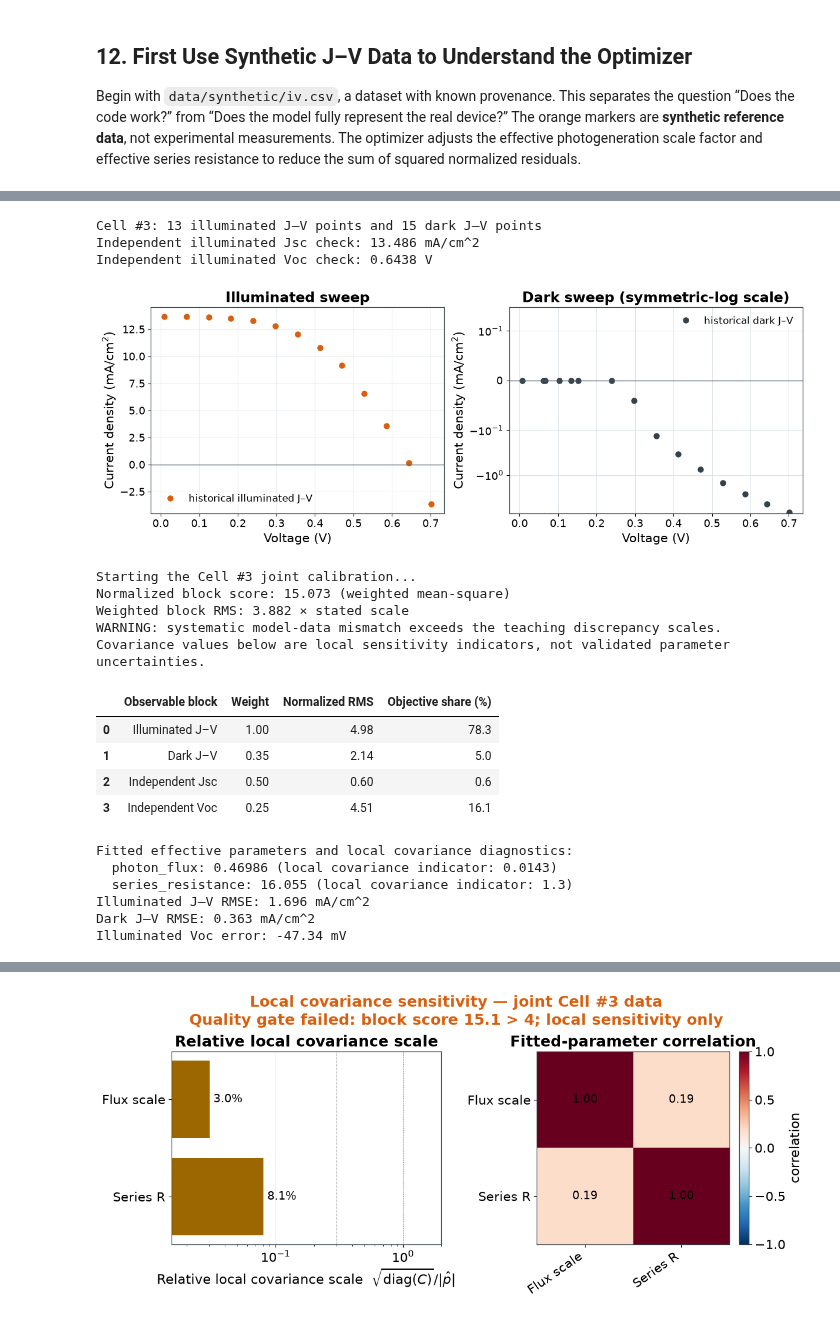
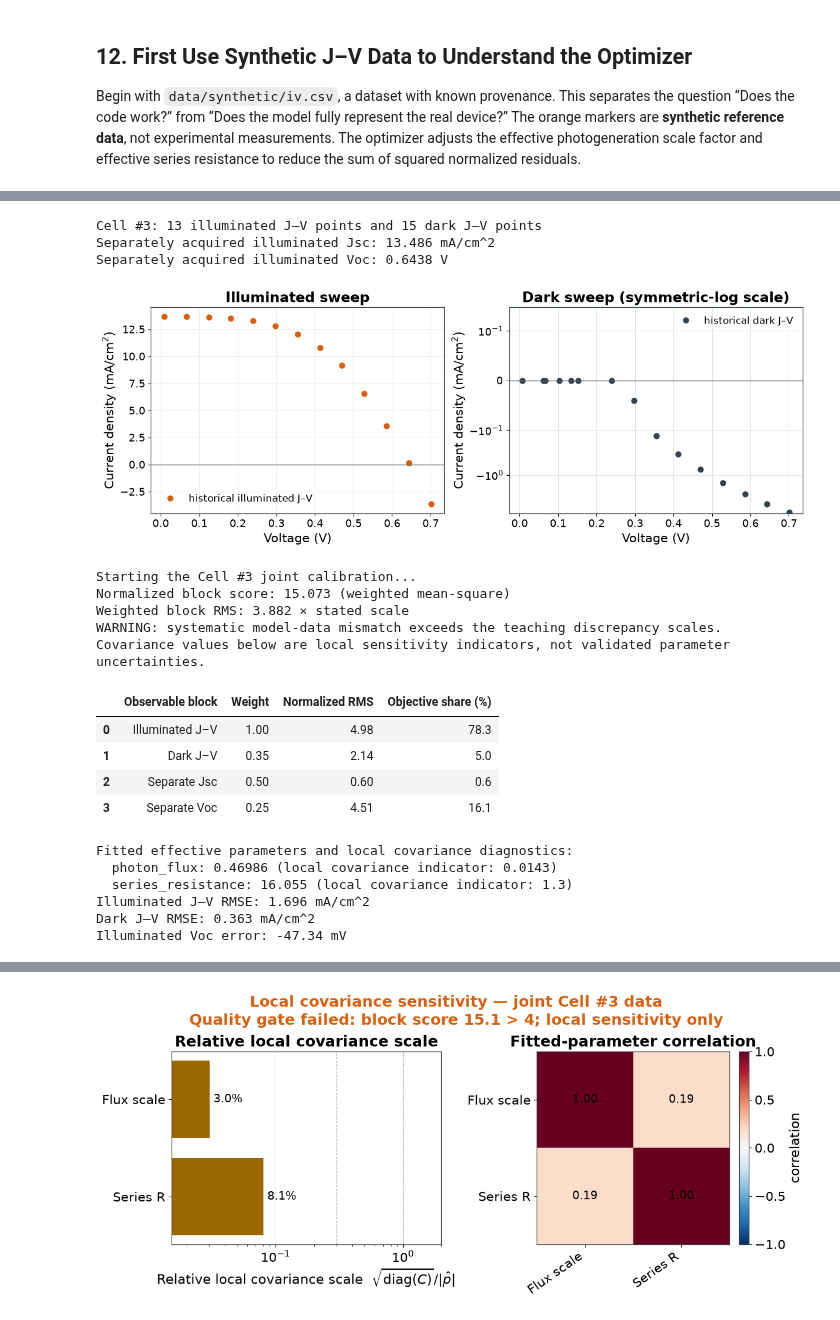
Before and after one commit to chenzhang0920/devsim-silicon-solar-cell-teaching, a Jupyter notebook: notebooks/tutorial.ipynb, the cells around one changed output, grey strips where cells are left out. Saved outputs shown, nothing was run; the diff lists cells and outputs as text; code cells hidden in the pictures.

```diff
--- a/notebooks/tutorial.ipynb
+++ b/notebooks/tutorial.ipynb
@@ -599,8 +599,8 @@ from calibration.fit import load_joint_data
 joint_data = load_joint_data(3)
 print(f"Cell #{joint_data.sample}: {len(joint_data.light_v)} illuminated J–V points and "
       f"{len(joint_data.dark_v)} dark J–V points")
-print(f"Independent illuminated Jsc check: {joint_data.light_ishort['J_mean_A_cm2'] * 1e3:.3f} mA/cm^2")
-print(f"Independent illuminated Voc check: {joint_data.light_voc:.4f} V")
+print(f"Separately acquired illuminated Jsc: {joint_data.light_ishort['J_mean_A_cm2'] * 1e3:.3f} mA/cm^2")
+print(f"Separately acquired illuminated Voc: {joint_data.light_voc:.4f} V")
 
 fig, axes = plt.subplots(1, 2, figsize=(12, 4.4), constrained_layout=True)
 axes[0].plot(joint_data.light_v, joint_data.light_j * 1e3, "o", color=C_ORANGE,
@@ -621,8 +621,8 @@ for ax in axes:
 plt.show()
 # %% [output]
 Cell #3: 13 illuminated J–V points and 15 dark J–V points
-Independent illuminated Jsc check: 13.486 mA/cm^2
-Independent illuminated Voc check: 0.6438 V
+Separately acquired illuminated Jsc: 13.486 mA/cm^2
+Separately acquired illuminated Voc: 0.6438 V
 [figure]
 # %%
 from calibration.fit import (
@@ -644,38 +644,38 @@ if block_score > quality_limit:
     print("WARNING: systematic model-data mismatch exceeds the teaching discrepancy scales.")
     print("Covariance values below are local sensitivity indicators, not validated parameter uncertainties.")
 
 block_labels = {
     "light_iv": "Illuminated J–V", "dark_iv": "Dark J–V",
-    "light_ishort": "Independent Jsc", "light_voc": "Independent Voc",
+    "light_ishort": "Separate Jsc", "light_voc": "Separate Voc",
 }
 block_table = pd.DataFrame([
     {"Observable block": block_labels[name], "Weight": values["weight"],
      "Normalized RMS": values["normalized_rms"],
      "Objective share (%)": 100 * values["objective_share"]}
     for name, values in block_diagnostics.items()
 ])
-display(block_table.style.format({"Weight": "{:.2f}", "Normalized RMS": "{:.2f}",
-                                  "Objective share (%)": "{:.1f}"}))
+display(block_table.round({"Weight": 2, "Normalized RMS": 2,
+                           "Objective share (%)": 1}))
 
 print("Fitted effective parameters and local covariance diagnostics:")
 for name in ("photon_flux", "series_resistance"):
     parameter = joint_result.params[name]
     indicator = "unavailable" if parameter.stderr is None else f"{parameter.stderr:.3g}"
     print(f"  {name}: {parameter.value:.5g} (local covariance indicator: {indicator})")
 print(f"Illuminated J–V RMSE: {joint_metrics['light_iv_rmse_A_cm2'] * 1e3:.3f} mA/cm^2")
 print(f"Dark J–V RMSE: {joint_metrics['dark_iv_rmse_A_cm2'] * 1e3:.3f} mA/cm^2")
 print(f"Illuminated Voc error: {joint_metrics['light_voc_error_V'] * 1e3:+.2f} mV")
 # %% [output]
 Starting the Cell #3 joint calibration...
 Normalized block score: 15.073 (weighted mean-square)
 Weighted block RMS: 3.882 × stated scale
 WARNING: systematic model-data mismatch exceeds the teaching discrepancy scales.
 Covariance values below are local sensitivity indicators, not validated parameter uncertainties.
 |  | Observable block | Weight | Normalized RMS | Objective share (%) |
 | 0 | Illuminated J–V | 1.00 | 4.98 | 78.3 |
 | 1 | Dark J–V | 0.35 | 2.14 | 5.0 |
-| 2 | Independent Jsc | 0.50 | 0.60 | 0.6 |
-| 3 | Independent Voc | 0.25 | 4.51 | 16.1 |
+| 2 | Separate Jsc | 0.50 | 0.60 | 0.6 |
+| 3 | Separate Voc | 0.25 | 4.51 | 16.1 |
 Fitted effective parameters and local covariance diagnostics:
   photon_flux: 0.46986 (local covariance indicator: 0.0143)
   series_resistance: 16.055 (local covariance indicator: 1.3)
```
Also changed, not shown: parts of 6 cells of this notebook, 14 other files.
